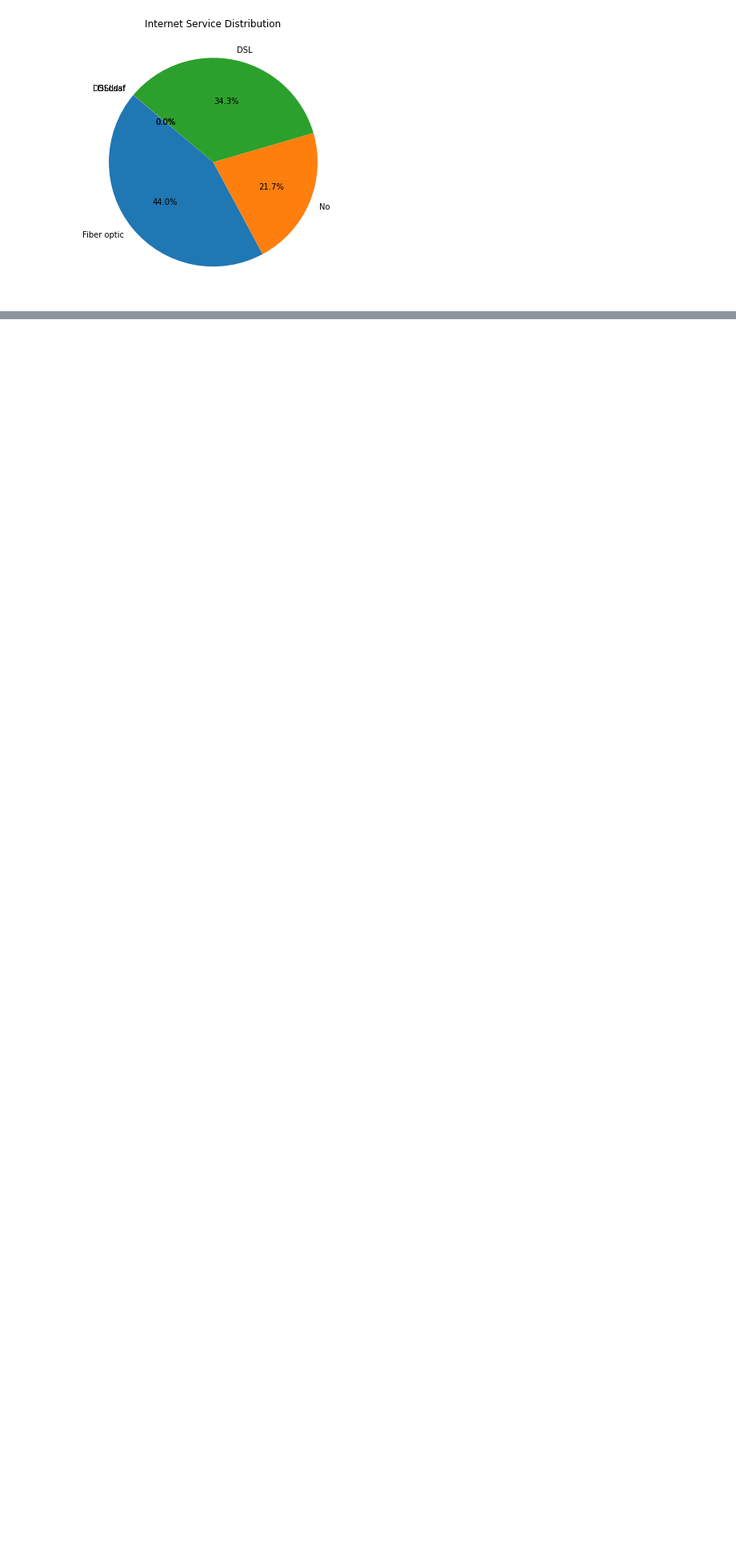
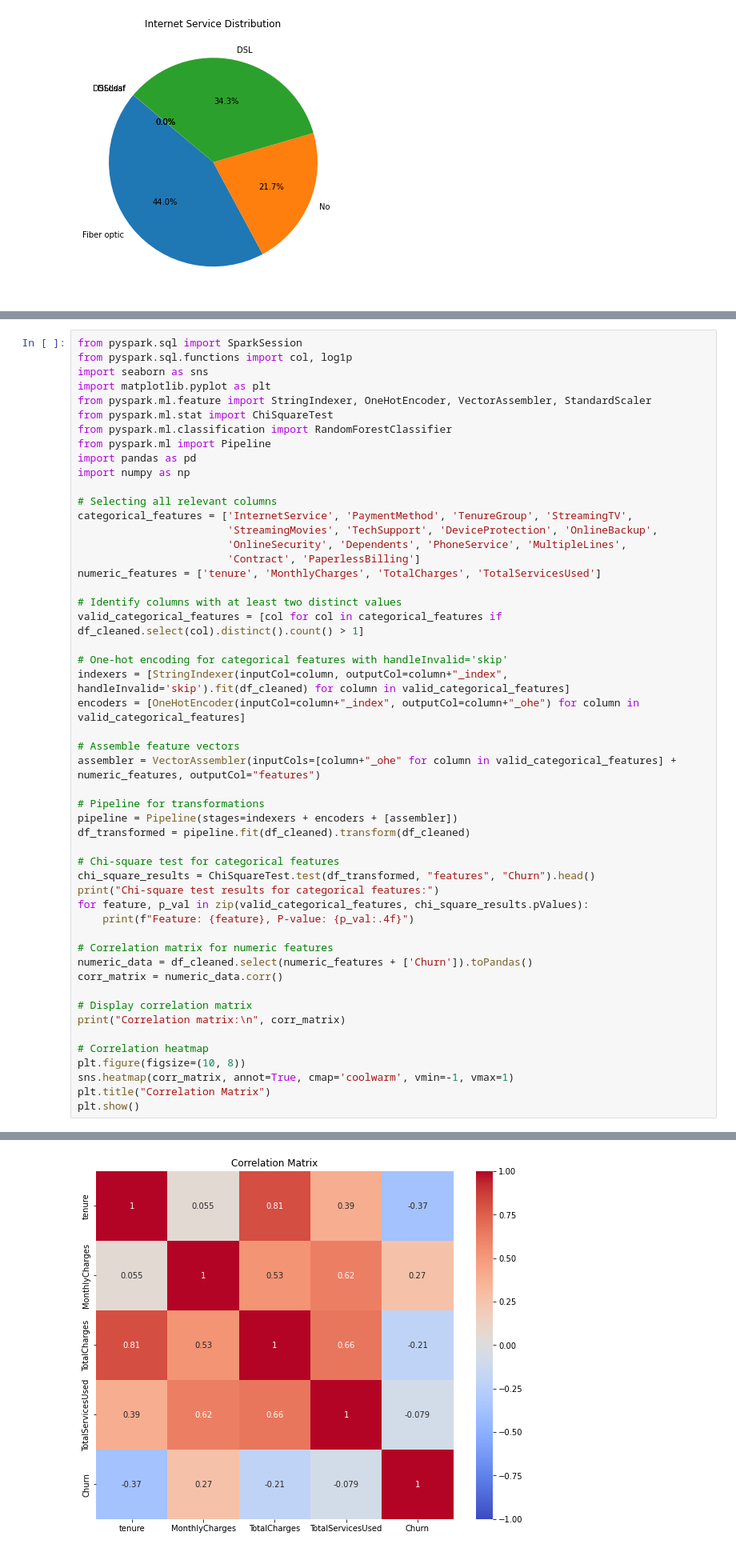
Before and after one commit to xmaaaa/722Lab, a Jupyter notebook: BDAS.ipynb, the cells around one changed output, grey strips where cells are left out. Shown: that part at 80% size. Drawn from its saved outputs; the diff is of its cells as text; blank space fills up the shorter version.

```diff
--- a/BDAS.ipynb
+++ b/BDAS.ipynb
@@ -236,0 +467,52 @@ Null Counts:
+# %%
+from pyspark.sql import SparkSession
+from pyspark.sql.functions import col, log1p
+import seaborn as sns
+import matplotlib.pyplot as plt
+from pyspark.ml.feature import StringIndexer, OneHotEncoder, VectorAssembler, StandardScaler
+from pyspark.ml.stat import ChiSquareTest
+from pyspark.ml.classification import RandomForestClassifier
+from pyspark.ml import Pipeline
+import pandas as pd
+import numpy as np
+
+# Selecting all relevant columns
+categorical_features = ['InternetService', 'PaymentMethod', 'TenureGroup', 'StreamingTV',
+                        'StreamingMovies', 'TechSupport', 'DeviceProtection', 'OnlineBackup',
+                        'OnlineSecurity', 'Dependents', 'PhoneService', 'MultipleLines',
+                        'Contract', 'PaperlessBilling']
+numeric_features = ['tenure', 'MonthlyCharges', 'TotalCharges', 'TotalServicesUsed']
+
+# Identify columns with at least two distinct values
+valid_categorical_features = [col for col in categorical_features if df_cleaned.select(col).distinct().count() > 1]
+
+# One-hot encoding for categorical features with handleInvalid='skip'
+indexers = [StringIndexer(inputCol=column, outputCol=column+"_index", handleInvalid='skip').fit(df_cleaned) for column in valid_categorical_features]
+encoders = [OneHotEncoder(inputCol=column+"_index", outputCol=column+"_ohe") for column in valid_categorical_features]
+
+# Assemble feature vectors
+assembler = VectorAssembler(inputCols=[column+"_ohe" for column in valid_categorical_features] + numeric_features, outputCol="features")
+
+# Pipeline for transformations
+pipeline = Pipeline(stages=indexers + encoders + [assembler])
+df_transformed = pipeline.fit(df_cleaned).transform(df_cleaned)
+
+# Chi-square test for categorical features
+chi_square_results = ChiSquareTest.test(df_transformed, "features", "Churn").head()
+print("Chi-square test results for categorical features:")
+for feature, p_val in zip(valid_categorical_features, chi_square_results.pValues):
+    print(f"Feature: {feature}, P-value: {p_val:.4f}")
+
+# Correlation matrix for numeric features
+numeric_data = df_cleaned.select(numeric_features + ['Churn']).toPandas()
+corr_matrix = numeric_data.corr()
+
+# Display correlation matrix
+print("Correlation matrix:\n", corr_matrix)
+
+# Correlation heatmap
+plt.figure(figsize=(10, 8))
+sns.heatmap(corr_matrix, annot=True, cmap='coolwarm', vmin=-1, vmax=1)
+plt.title("Correlation Matrix")
+plt.show()
+# %% [output]
@@ -236,0 +536 @@ Null Counts:
+[figure, added]
```
Also changed, not shown: parts of 5 cells of this notebook.
